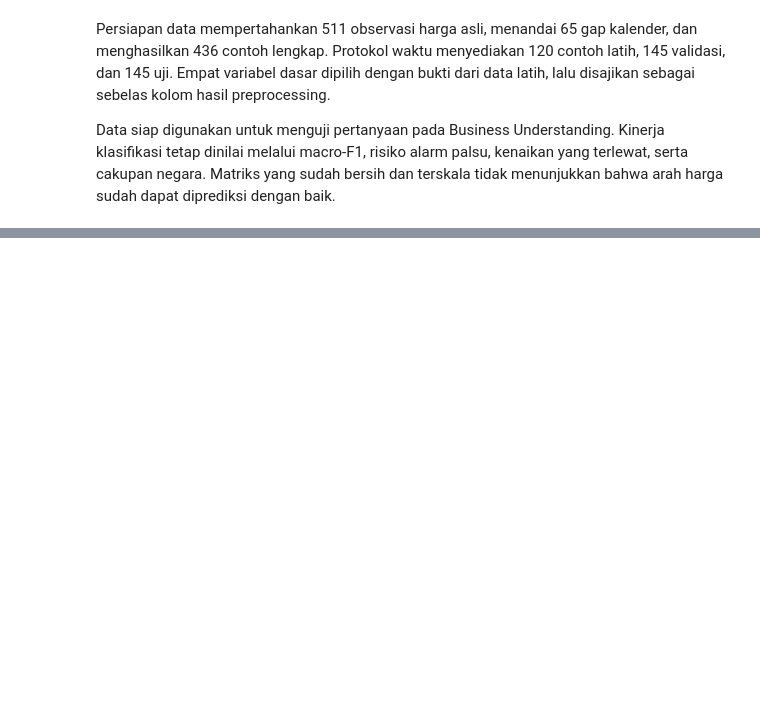
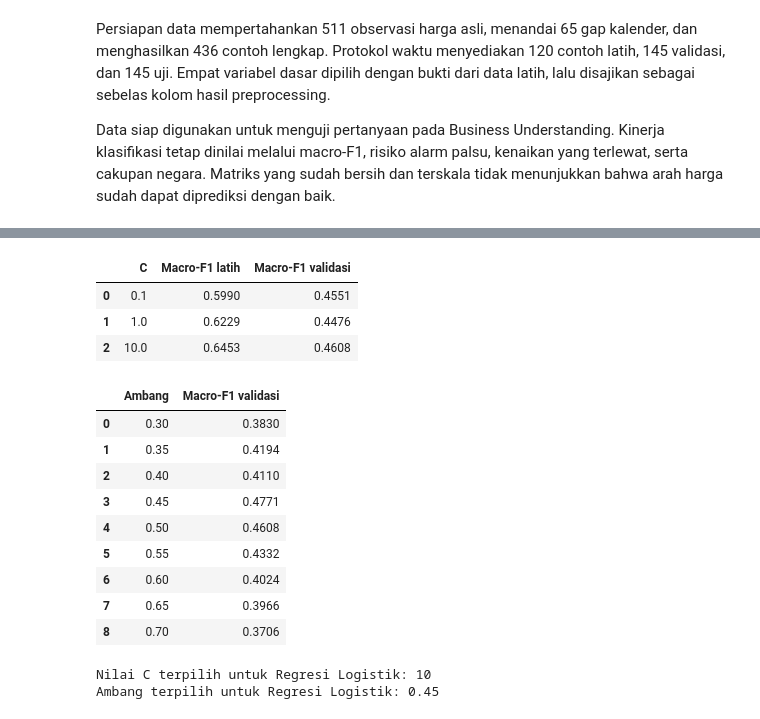
Before and after one commit to firrazmrd/17_IF-B_Sop-Pak-Min-Klaten, a Jupyter notebook: Projek.ipynb, the cells around one changed output, grey strips where cells are left out. Drawn from its saved outputs; the diff is of its cells as text; code cells hidden in the pictures; blank space fills up the shorter version.

```diff
--- a/Projek.ipynb
+++ b/Projek.ipynb
@@ -1790,12 +1467,0 @@ Antara Random Forest dan persistensi, selisihnya ada pada jenis kesalahan. Rando
-# %%
-fig, axes = plt.subplots(1, 4, figsize=(15, 3.8))
-for ax, name in zip(axes, interim.index):
-    cm = confusion_matrix(y_validation, pred_validation[name], labels=[0, 1])
-    sns.heatmap(cm, annot=True, fmt='d', cmap='Blues', cbar=False, ax=ax,
-                xticklabels=['Tidak naik', 'Naik'], yticklabels=['Tidak naik', 'Naik'])
-    ax.set_title(name, fontsize=11)
-    ax.set_xlabel('Prediksi')
-    ax.set_ylabel('Aktual')
-plt.suptitle('Confusion matrix pada data validasi (145 contoh, 2023)', y=1.03)
-plt.tight_layout()
-plt.show()
@@ -2104,0 +1589,55 @@ Bagi koperasi petani dan analis kebijakan pangan, ringkasan arah dari model tida
+# %%
+logistic_results = pd.DataFrame(logistic_rows)
+best_c = logistic_results.sort_values(
+    ['Macro-F1 validasi', 'C'], ascending=[False, True]
+).iloc[0]['C']
+best_logistic = logistic_models[best_c]
+logistic_probabilities = best_logistic.predict_proba(X_validation_sel)[:, 1]
+
+threshold_values = np.round(np.arange(0.30, 0.701, 0.05), 2)
+threshold_rows = []
+for threshold in threshold_values:
+    y_pred = (logistic_probabilities >= threshold).astype(int)
+    threshold_rows.append({
+        'Ambang': threshold,
+        'Macro-F1 validasi': macro_f1(y_validation, y_pred)
+    })
+
+threshold_results = pd.DataFrame(threshold_rows)
+default_score = threshold_results.loc[
+    threshold_results['Ambang'].eq(0.5), 'Macro-F1 validasi'
+].iloc[0]
+best_threshold = (
+    threshold_results
+    .assign(jarak_ke_05=(threshold_results['Ambang'] - 0.5).abs())
+    .sort_values(
+        ['Macro-F1 validasi', 'jarak_ke_05', 'Ambang'],
+        ascending=[False, True, True]
+    )
+    .iloc[0]
+)
+logistic_threshold = 0.5
+if best_threshold['Macro-F1 validasi'] - default_score >= 0.01:
+    logistic_threshold = best_threshold['Ambang']
+
+display(logistic_results.round(4))
+display(threshold_results.round(4))
+print(f'Nilai C terpilih untuk Regresi Logistik: {best_c:g}')
+print(f'Ambang terpilih untuk Regresi Logistik: {logistic_threshold:.2f}')
+# %% [output]
+|  | C | Macro-F1 latih | Macro-F1 validasi |
+| 0 | 0.1 | 0.5990 | 0.4551 |
+| 1 | 1.0 | 0.6229 | 0.4476 |
+| 2 | 10.0 | 0.6453 | 0.4608 |
+|  | Ambang | Macro-F1 validasi |
+| 0 | 0.30 | 0.3830 |
+| 1 | 0.35 | 0.4194 |
+| 2 | 0.40 | 0.4110 |
+| 3 | 0.45 | 0.4771 |
+| 4 | 0.50 | 0.4608 |
+| 5 | 0.55 | 0.4332 |
+| 6 | 0.60 | 0.4024 |
+| 7 | 0.65 | 0.3966 |
+| 8 | 0.70 | 0.3706 |
+Nilai C terpilih untuk Regresi Logistik: 10
+Ambang terpilih untuk Regresi Logistik: 0.45
```
Also changed, not shown: parts of 59 cells of this notebook.
